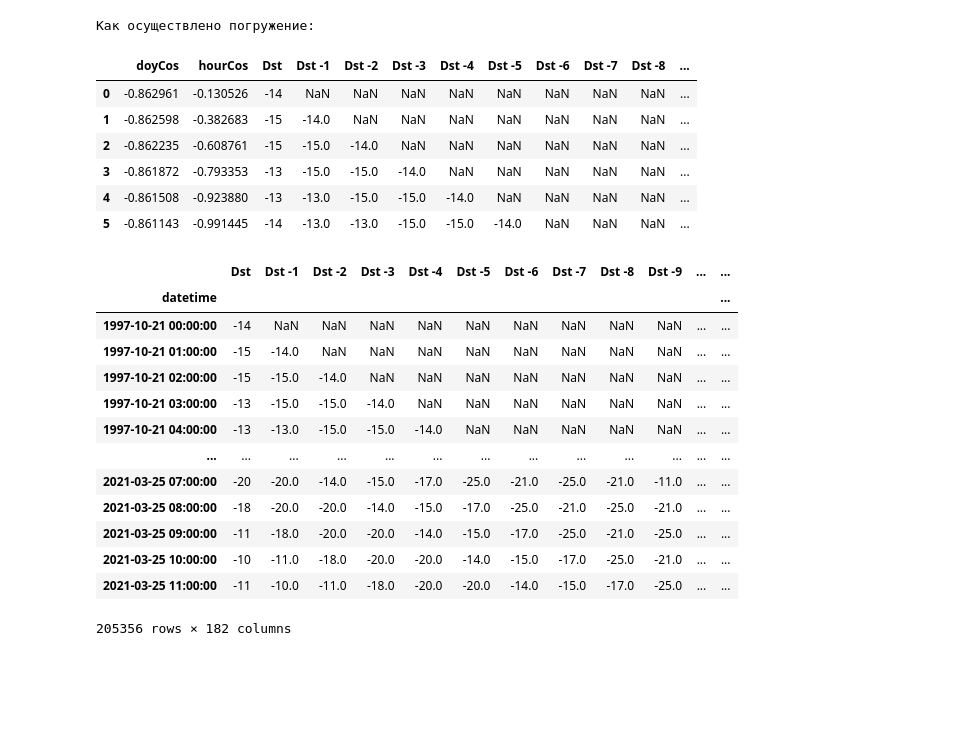
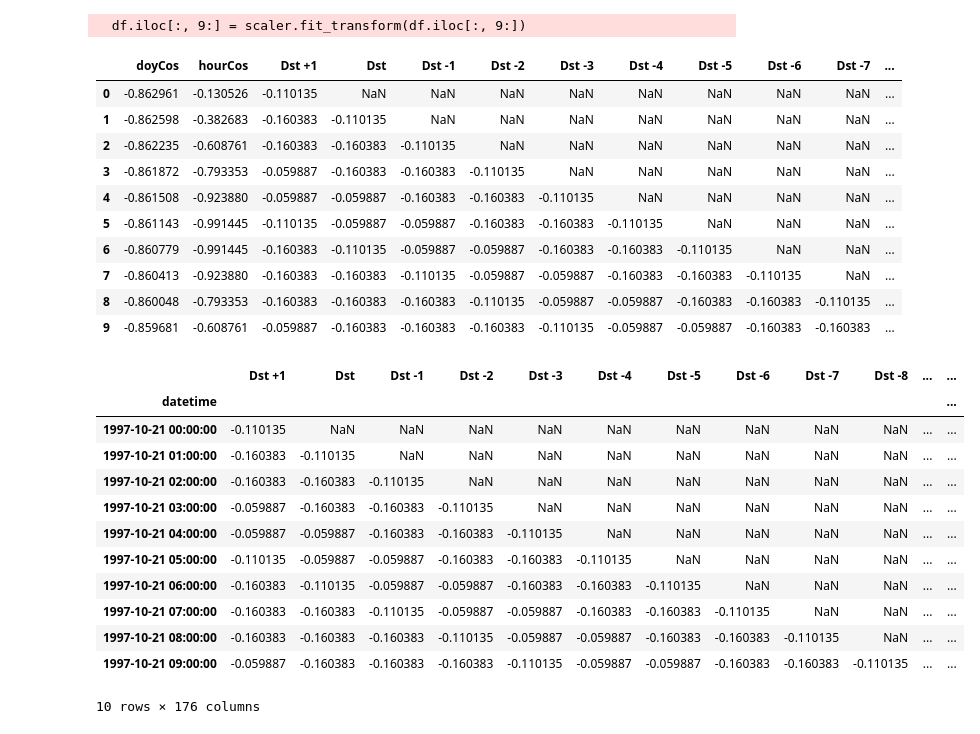
Before and after one commit to pyatikop/dst, a Jupyter notebook: code.ipynb, the cells around one changed output. Drawn from its saved outputs; the diff is of its cells as text; code cells hidden in the pictures; blank space fills up the shorter version.

```diff
--- a/code.ipynb
+++ b/code.ipynb
@@ -40,53 +60,62 @@ def shifting_discover(df, values_for_shift):
 df = pd.read_csv(r"Compare_ACE_DSCOVR.csv", sep=';', na_values='N', decimal=',')
 
 values = ['Dst', 'B_x', 'B_gsm_y', 'B_gsm_z', 'B_magn', 'H_den_SWP', 'SW_spd']
-nums_of_shifts = [43, 26, 12, 3, 19, 16, 56]
+nums_of_shifts = [24, ]*7
+future_shifting = 1 #горизонт предсказания
+#nums_of_shifts = [43, 26, 12, 3, 19, 56, 16]
 
-# Dst - 43, Bx - 26, B_GSM_y - 12, B_GSM_z - 3, B_magn - 19, SW_spd - 56, H_den - 16
+names = list(df.iloc[:, 9:])
+scaler = StandardScaler() #нормировка
+df.iloc[:, 9:] = scaler.fit_transform(df.iloc[:, 9:])
+df.iloc[:, 9:] = pd.DataFrame(df.iloc[:, 9:], columns=names)
 
 values_for_shift = dict(zip(values, nums_of_shifts))
+df = shifting_ace(df, values_for_shift, future_shifting) #погружение
 
-df = shifting_ace(df, values_for_shift)
-
-print('Как осуществлено погружение:')
-check_df = df.iloc[:6, 7:25]
+# пример как осуществлено погружение
+check_df = df.iloc[:10, 7:25]
 check_df
 # %% [output]
-Как осуществлено погружение:
+  df.iloc[:, 9:] = scaler.fit_transform(df.iloc[:, 9:])
-|  | doyCos | hourCos | Dst | Dst -1 | Dst -2 | Dst -3 | Dst -4 | Dst -5 | Dst -6 | Dst -7 | Dst -8 | ... |
-| 0 | -0.862961 | -0.130526 | -14 | NaN | NaN | NaN | NaN | NaN | NaN | NaN | NaN | ... |
-| 1 | -0.862598 | -0.382683 | -15 | -14.0 | NaN | NaN | NaN | NaN | NaN | NaN | NaN | ... |
-| 2 | -0.862235 | -0.608761 | -15 | -15.0 | -14.0 | NaN | NaN | NaN | NaN | NaN | NaN | ... |
-| 3 | -0.861872 | -0.793353 | -13 | -15.0 | -15.0 | -14.0 | NaN | NaN | NaN | NaN | NaN | ... |
-| 4 | -0.861508 | -0.923880 | -13 | -13.0 | -15.0 | -15.0 | -14.0 | NaN | NaN | NaN | NaN | ... |
-| 5 | -0.861143 | -0.991445 | -14 | -13.0 | -13.0 | -15.0 | -15.0 | -14.0 | NaN | NaN | NaN | ... |
+|  | doyCos | hourCos | Dst +1 | Dst | Dst -1 | Dst -2 | Dst -3 | Dst -4 | Dst -5 | Dst -6 | Dst -7 | ... |
+| 0 | -0.862961 | -0.130526 | -0.110135 | NaN | NaN | NaN | NaN | NaN | NaN | NaN | NaN | ... |
+| 1 | -0.862598 | -0.382683 | -0.160383 | -0.110135 | NaN | NaN | NaN | NaN | NaN | NaN | NaN | ... |
+| 2 | -0.862235 | -0.608761 | -0.160383 | -0.160383 | -0.110135 | NaN | NaN | NaN | NaN | NaN | NaN | ... |
+| 3 | -0.861872 | -0.793353 | -0.059887 | -0.160383 | -0.160383 | -0.110135 | NaN | NaN | NaN | NaN | NaN | ... |
+| 4 | -0.861508 | -0.923880 | -0.059887 | -0.059887 | -0.160383 | -0.160383 | -0.110135 | NaN | NaN | NaN | NaN | ... |
+| 5 | -0.861143 | -0.991445 | -0.110135 | -0.059887 | -0.059887 | -0.160383 | -0.160383 | -0.110135 | NaN | NaN | NaN | ... |
+| 6 | -0.860779 | -0.991445 | -0.160383 | -0.110135 | -0.059887 | -0.059887 | -0.160383 | -0.160383 | -0.110135 | NaN | NaN | ... |
+| 7 | -0.860413 | -0.923880 | -0.160383 | -0.160383 | -0.110135 | -0.059887 | -0.059887 | -0.160383 | -0.160383 | -0.110135 | NaN | ... |
+| 8 | -0.860048 | -0.793353 | -0.160383 | -0.160383 | -0.160383 | -0.110135 | -0.059887 | -0.059887 | -0.160383 | -0.160383 | -0.110135 | ... |
+| 9 | -0.859681 | -0.608761 | -0.059887 | -0.160383 | -0.160383 | -0.160383 | -0.110135 | -0.059887 | -0.059887 | -0.160383 | -0.160383 | ... |
 # %%
+#добавляю дату-время на место индексов
+
 new_values = list(df.iloc[:, 9:].columns)
 
 date_values = ['year', 'month', 'day', 'hour from']
 date = pd.DataFrame(df.loc[:, date_values])
 
 date['hour from'] = date['hour from'].map(lambda x: '0'+str(x) if x not in range(10, 24) else str(x))
 date['datetime'] = date['year'].astype(str) + date['month'].astype(str) + date['day'].astype(str) + ' ' + date['hour from']
 date['datetime'] = pd.to_datetime(date['datetime'])
 
 dataset = df[new_values]
 dataset = dataset.set_index(date['datetime'])
 
 dataset_ACE = dataset #отсюда взять значения дст и соединить с данными с discover
-dataset
+dataset.iloc[:10]
 # %% [output]
-|  | Dst | Dst -1 | Dst -2 | Dst -3 | Dst -4 | Dst -5 | Dst -6 | Dst -7 | Dst -8 | Dst -9 | ... | ... |
+|  | Dst +1 | Dst | Dst -1 | Dst -2 | Dst -3 | Dst -4 | Dst -5 | Dst -6 | Dst -7 | Dst -8 | ... | ... |
 | datetime |  |  |  |  |  |  |  |  |  |  |  | ... |
-| 1997-10-21 00:00:00 | -14 | NaN | NaN | NaN | NaN | NaN | NaN | NaN | NaN | NaN | ... | ... |
-| 1997-10-21 01:00:00 | -15 | -14.0 | NaN | NaN | NaN | NaN | NaN | NaN | NaN | NaN | ... | ... |
-| 1997-10-21 02:00:00 | -15 | -15.0 | -14.0 | NaN | NaN | NaN | NaN | NaN | NaN | NaN | ... | ... |
-| 1997-10-21 03:00:00 | -13 | -15.0 | -15.0 | -14.0 | NaN | NaN | NaN | NaN | NaN | NaN | ... | ... |
-| 1997-10-21 04:00:00 | -13 | -13.0 | -15.0 | -15.0 | -14.0 | NaN | NaN | NaN | NaN | NaN | ... | ... |
-| ... | ... | ... | ... | ... | ... | ... | ... | ... | ... | ... | ... | ... |
-| 2021-03-25 07:00:00 | -20 | -20.0 | -14.0 | -15.0 | -17.0 | -25.0 | -21.0 | -25.0 | -21.0 | -11.0 | ... | ... |
-| 2021-03-25 08:00:00 | -18 | -20.0 | -20.0 | -14.0 | -15.0 | -17.0 | -25.0 | -21.0 | -25.0 | -21.0 | ... | ... |
-| 2021-03-25 09:00:00 | -11 | -18.0 | -20.0 | -20.0 | -14.0 | -15.0 | -17.0 | -25.0 | -21.0 | -25.0 | ... | ... |
-| 2021-03-25 10:00:00 | -10 | -11.0 | -18.0 | -20.0 | -20.0 | -14.0 | -15.0 | -17.0 | -25.0 | -21.0 | ... | ... |
-| 2021-03-25 11:00:00 | -11 | -10.0 | -11.0 | -18.0 | -20.0 | -20.0 | -14.0 | -15.0 | -17.0 | -25.0 | ... | ... |
+| 1997-10-21 00:00:00 | -0.110135 | NaN | NaN | NaN | NaN | NaN | NaN | NaN | NaN | NaN | ... | ... |
+| 1997-10-21 01:00:00 | -0.160383 | -0.110135 | NaN | NaN | NaN | NaN | NaN | NaN | NaN | NaN | ... | ... |
+| 1997-10-21 02:00:00 | -0.160383 | -0.160383 | -0.110135 | NaN | NaN | NaN | NaN | NaN | NaN | NaN | ... | ... |
+| 1997-10-21 03:00:00 | -0.059887 | -0.160383 | -0.160383 | -0.110135 | NaN | NaN | NaN | NaN | NaN | NaN | ... | ... |
+| 1997-10-21 04:00:00 | -0.059887 | -0.059887 | -0.160383 | -0.160383 | -0.110135 | NaN | NaN | NaN | NaN | NaN | ... | ... |
+| 1997-10-21 05:00:00 | -0.110135 | -0.059887 | -0.059887 | -0.160383 | -0.160383 | -0.110135 | NaN | NaN | NaN | NaN | ... | ... |
+| 1997-10-21 06:00:00 | -0.160383 | -0.110135 | -0.059887 | -0.059887 | -0.160383 | -0.160383 | -0.110135 | NaN | NaN | NaN | ... | ... |
+| 1997-10-21 07:00:00 | -0.160383 | -0.160383 | -0.110135 | -0.059887 | -0.059887 | -0.160383 | -0.160383 | -0.110135 | NaN | NaN | ... | ... |
+| 1997-10-21 08:00:00 | -0.160383 | -0.160383 | -0.160383 | -0.110135 | -0.059887 | -0.059887 | -0.160383 | -0.160383 | -0.110135 | NaN | ... | ... |
+| 1997-10-21 09:00:00 | -0.059887 | -0.160383 | -0.160383 | -0.160383 | -0.110135 | -0.059887 | -0.059887 | -0.160383 | -0.160383 | -0.110135 | ... | ... |
-205356 rows × 182 columns
+10 rows × 176 columns
```
Also changed, not shown: parts of 13 cells of this notebook.
